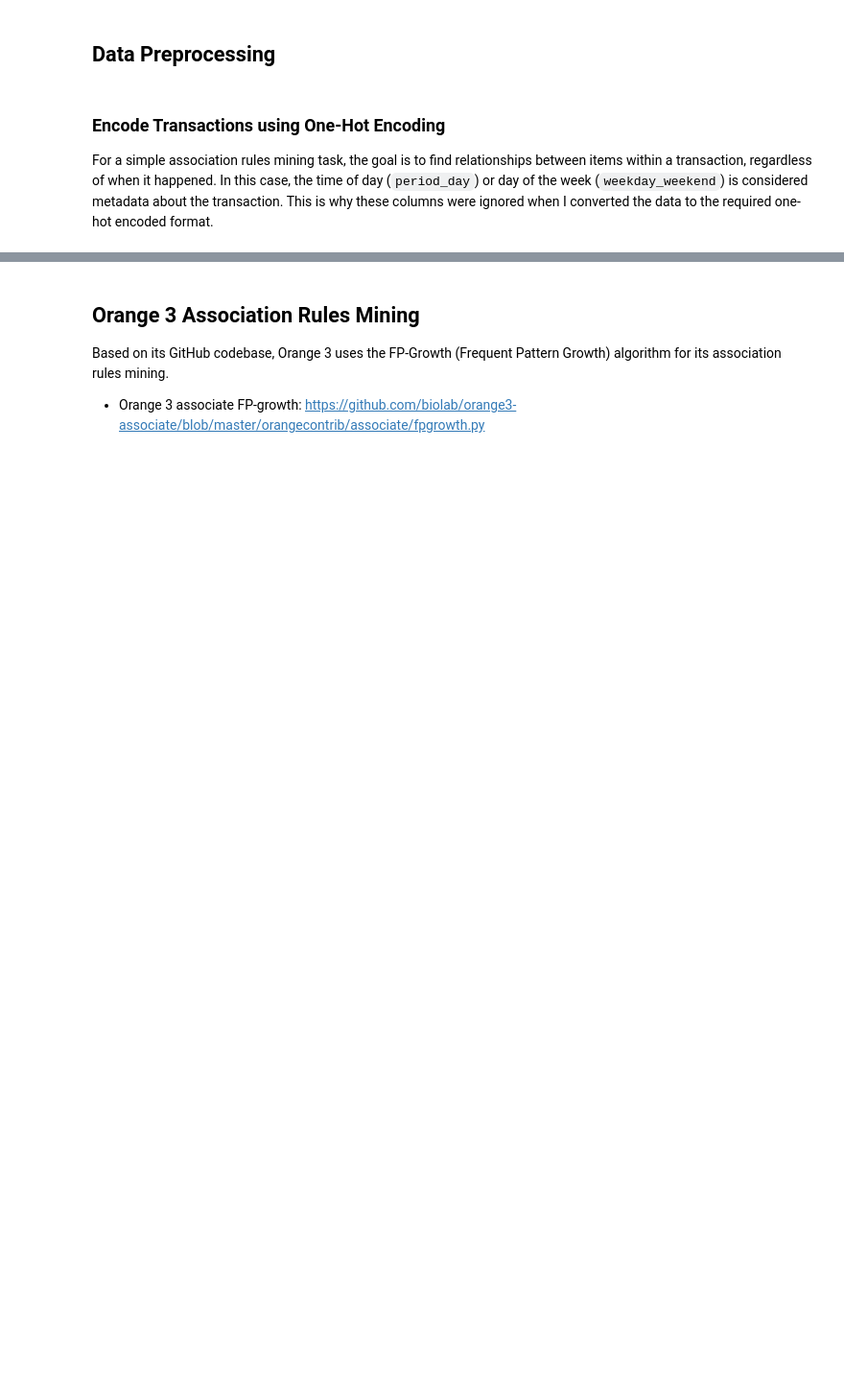
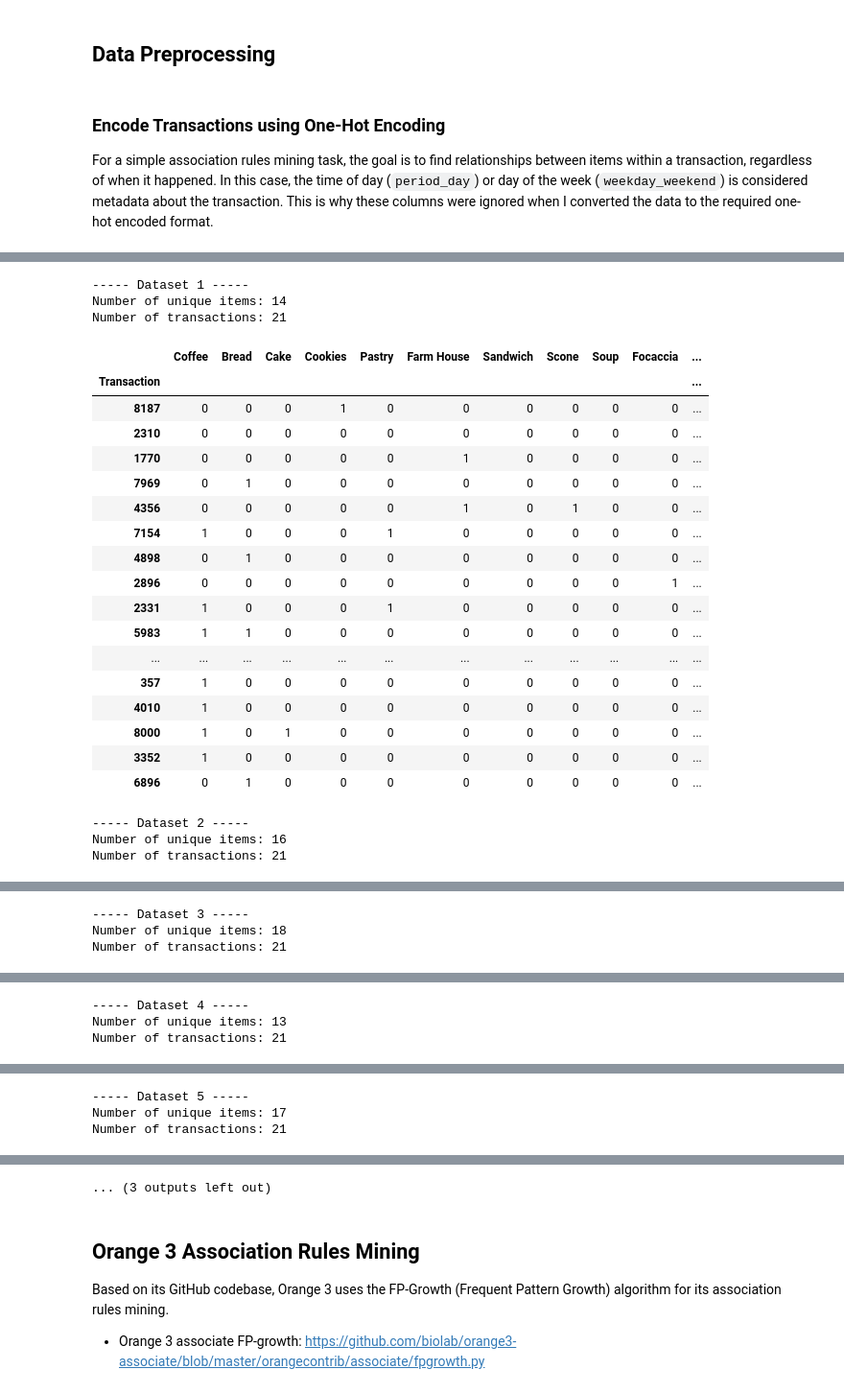
Before and after one commit to roshaniayu/IN6227-Data-Mining-Assignments, a Jupyter notebook: Assignment 2/Assignment2_Roshani Ayu Pranasti_G2504973A.ipynb, the cells around one changed output, grey strips where cells are left out. Shown at 96% size. Drawn from its saved outputs; the diff is of its cells as text; code cells hidden in the pictures; blank space fills up the shorter version.

Commit message:
Vary dataset in sizes, run orange 3 and brute-force association rules mining

```diff
--- a/Assignment 2/Assignment2_Roshani Ayu Pranasti_G2504973A.ipynb
+++ b/Assignment 2/Assignment2_Roshani Ayu Pranasti_G2504973A.ipynb
@@ -46,8 +47,8 @@ With this dataset, I will further prepare several datasets varying sizes on the
 ## Exploratory Data Analysis
 # %%
 # Load dataset
-dataset = pd.read_csv("bakery_sales.csv")
-display(dataset)
+bakery_dataset = pd.read_csv("bakery_sales.csv")
+display(bakery_dataset)
 # %% [output]
 |  | Transaction | Item | date_time | period_day | weekday_weekend |
 | 0 | 1 | Bread | 10/30/2016 9:58 | morning | weekend |
@@ -122,16 +140,15 @@ weekday_weekend ['weekend' 'weekday']
 For a simple association rules mining task, the goal is to find relationships between items within a transaction, regardless of when it happened. In this case, the time of day (`period_day`) or day of the week (`weekday_weekend`) is considered metadata about the transaction. This is why these columns were ignored when I converted the data to the required one-hot encoded format.
 # %%
 # Use get_dummies to one-hot encode the 'Item' column
-one_hot_dataset = pd.get_dummies(dataset["Item"])
+one_hot_dataset = pd.get_dummies(bakery_dataset["Item"])
 
 # Combine it with the 'Transaction' column
-one_hot_dataset = pd.concat([dataset["Transaction"], one_hot_dataset], axis=1)
+one_hot_dataset = pd.concat([bakery_dataset["Transaction"], one_hot_dataset], axis=1)
 display(one_hot_dataset)
 
 # Group by transaction and sum the one-hot encoded columns
 # This counts the occurrences of each item in each transaction
 encoded_dataset = one_hot_dataset.groupby('Transaction').sum()
-display(encoded_dataset)
 
 # Convert counts to binary (0 or 1)
 encoded_dataset = encoded_dataset.map(lambda x: 1 if x > 0 else 0)
@@ -184,9 +187,8 @@ I will vary sizes on the number of unique items, but keeping the number of trans
 # %%
 # Define constants to vary dataset
-n_transactions = 127
-n_unique_items_list = [7, 8, 9, 10, 11, 12]
+num_transactions = 21 # Number of transactions in each dataset
+num_datasets = 7 # Number of datasets
+random_state = np.random.RandomState(seed=12071999) # To generate same sample everytime
 
-for n_unique_items in n_unique_items_list:
-    print("Unique Items:", n_unique_items)
-    coba = encoded_dataset.iloc(one_hot_dataset.iloc[:n_transactions, 2:n_unique_items+2])
-    # display(coba)
+result_datasets = []
+temp_columns = set() # Flag to get different number of columns or unique items
@@ -195,0 +195,50 @@ TypeError: unhashable type: 'DataFrame'
+# %%
+# Generate new datasets
+while len(temp_columns) < num_datasets:
+    # Randomly sample 'num_transactions' rows from the original dataset
+    sample_dataset = encoded_dataset.sample(n=num_transactions, random_state=random_state)
+
+    # Identify and remove items (columns) that have no occurrences in this specific sample
+    all_items = list(sample_dataset.sum().sort_values(ascending=False).items())
+    item_names = [item_name for (item_name, count) in all_items if count > 0]
+
+    # Create a new, cleaned dataset with only the columns that contain data
+    new_dataset = sample_dataset[item_names]
+    num_columns = len(new_dataset.columns)
+
+    # Check if already created a dataset with this number of unique items
+    if num_columns not in temp_columns:
+        temp_columns.add(num_columns)
+        result_datasets.append(new_dataset)
+# %%
+# Display new datasets
+for (index, dataset) in enumerate(result_datasets):
+    print("----- Dataset", index+1, "-----")
+    print("Number of unique items:", dataset.shape[1])
+    print("Number of transactions:", dataset.shape[0])
+    display(dataset)
+# %% [output]
+----- Dataset 1 -----
+Number of unique items: 14
+Number of transactions: 21
+|  | Coffee | Bread | Cake | Cookies | Pastry | Farm House | Sandwich | Scone | Soup | Focaccia | ... |
+| Transaction |  |  |  |  |  |  |  |  |  |  | ... |
+| 8187 | 0 | 0 | 0 | 1 | 0 | 0 | 0 | 0 | 0 | 0 | ... |
+| 2310 | 0 | 0 | 0 | 0 | 0 | 0 | 0 | 0 | 0 | 0 | ... |
+| 1770 | 0 | 0 | 0 | 0 | 0 | 1 | 0 | 0 | 0 | 0 | ... |
+| 7969 | 0 | 1 | 0 | 0 | 0 | 0 | 0 | 0 | 0 | 0 | ... |
+| 4356 | 0 | 0 | 0 | 0 | 0 | 1 | 0 | 1 | 0 | 0 | ... |
+| 7154 | 1 | 0 | 0 | 0 | 1 | 0 | 0 | 0 | 0 | 0 | ... |
+| 4898 | 0 | 1 | 0 | 0 | 0 | 0 | 0 | 0 | 0 | 0 | ... |
+| 2896 | 0 | 0 | 0 | 0 | 0 | 0 | 0 | 0 | 0 | 1 | ... |
+| 2331 | 1 | 0 | 0 | 0 | 1 | 0 | 0 | 0 | 0 | 0 | ... |
+| 5983 | 1 | 1 | 0 | 0 | 0 | 0 | 0 | 0 | 0 | 0 | ... |
+| ... | ... | ... | ... | ... | ... | ... | ... | ... | ... | ... | ... |
+| 357 | 1 | 0 | 0 | 0 | 0 | 0 | 0 | 0 | 0 | 0 | ... |
+| 4010 | 1 | 0 | 0 | 0 | 0 | 0 | 0 | 0 | 0 | 0 | ... |
+| 8000 | 1 | 0 | 1 | 0 | 0 | 0 | 0 | 0 | 0 | 0 | ... |
+| 3352 | 1 | 0 | 0 | 0 | 0 | 0 | 0 | 0 | 0 | 0 | ... |
+| 6896 | 0 | 1 | 0 | 0 | 0 | 0 | 0 | 0 | 0 | 0 | ... |
+----- Dataset 2 -----
+Number of unique items: 16
+Number of transactions: 21
@@ -195,0 +263,3 @@ TypeError: unhashable type: 'DataFrame'
+----- Dataset 3 -----
+Number of unique items: 18
+Number of transactions: 21
@@ -195,0 +284,3 @@ TypeError: unhashable type: 'DataFrame'
+----- Dataset 4 -----
+Number of unique items: 13
+Number of transactions: 21
@@ -195,0 +305,3 @@ TypeError: unhashable type: 'DataFrame'
+----- Dataset 5 -----
+Number of unique items: 17
+Number of transactions: 21
@@ -196,3 +347,4 @@ TypeError: unhashable type: 'DataFrame'
+... (3 outputs left out)
 # %% [markdown]
 ## Orange 3 Association Rules Mining
 
```
Also changed, not shown: parts of 17 cells of this notebook.
